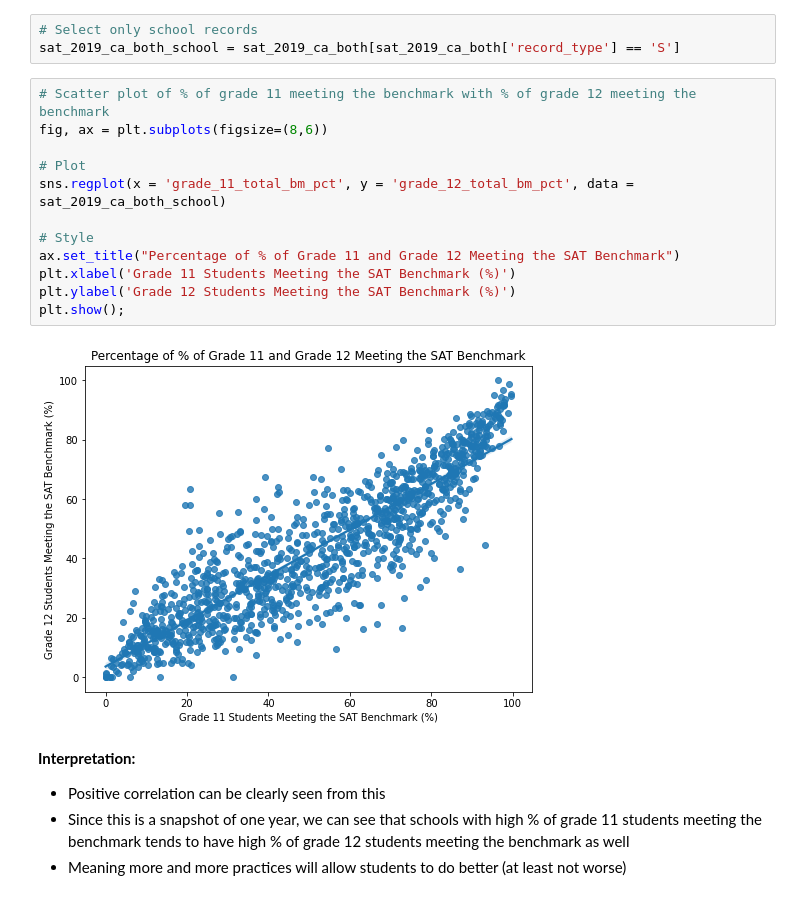
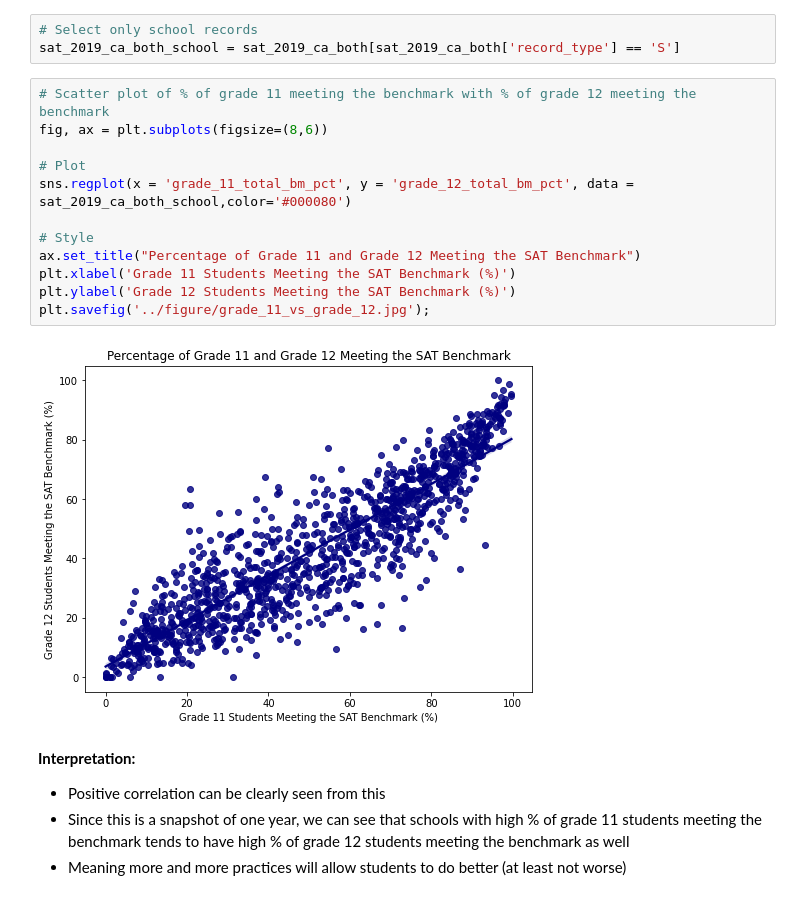
Before and after one commit to krisgch/dsi_project_satcat, a Jupyter notebook: code/sat_act_eda.ipynb, the cells around one changed output. Drawn from its saved outputs; the diff is of its cells as text.

```diff
--- a/code/sat_act_eda.ipynb
+++ b/code/sat_act_eda.ipynb
@@ -324,17 +332,17 @@ sat_2019_ca_both_school = sat_2019_ca_both[sat_2019_ca_both['record_type'] == 'S
 # %%
 # Scatter plot of % of grade 11 meeting the benchmark with % of grade 12 meeting the benchmark
 fig, ax = plt.subplots(figsize=(8,6))
 
 # Plot
-sns.regplot(x = 'grade_11_total_bm_pct', y = 'grade_12_total_bm_pct', data = sat_2019_ca_both_school)
+sns.regplot(x = 'grade_11_total_bm_pct', y = 'grade_12_total_bm_pct', data = sat_2019_ca_both_school,color='#000080')
 
 # Style
-ax.set_title("Percentage of % of Grade 11 and Grade 12 Meeting the SAT Benchmark")
+ax.set_title("Percentage of Grade 11 and Grade 12 Meeting the SAT Benchmark")
 plt.xlabel('Grade 11 Students Meeting the SAT Benchmark (%)')
 plt.ylabel('Grade 12 Students Meeting the SAT Benchmark (%)')
-plt.show();
+plt.savefig('../figure/grade_11_vs_grade_12.jpg');
 # %% [output]
-[figure, old version]
+[figure, new version]
 # %% [markdown]
 __Interpretation:__
 - Positive correlation can be clearly seen from this
```
Also changed, not shown: parts of 7 cells of this notebook.
